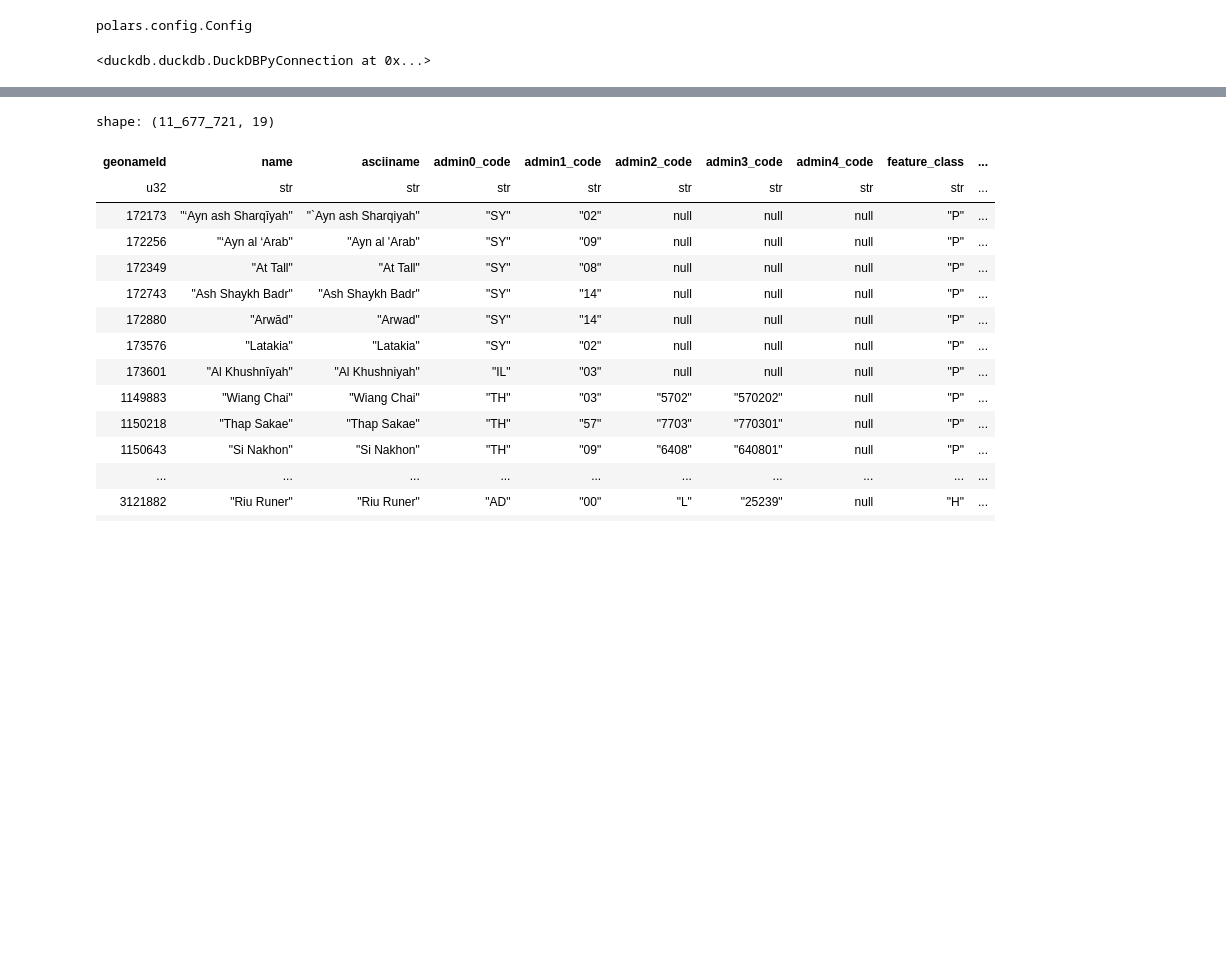
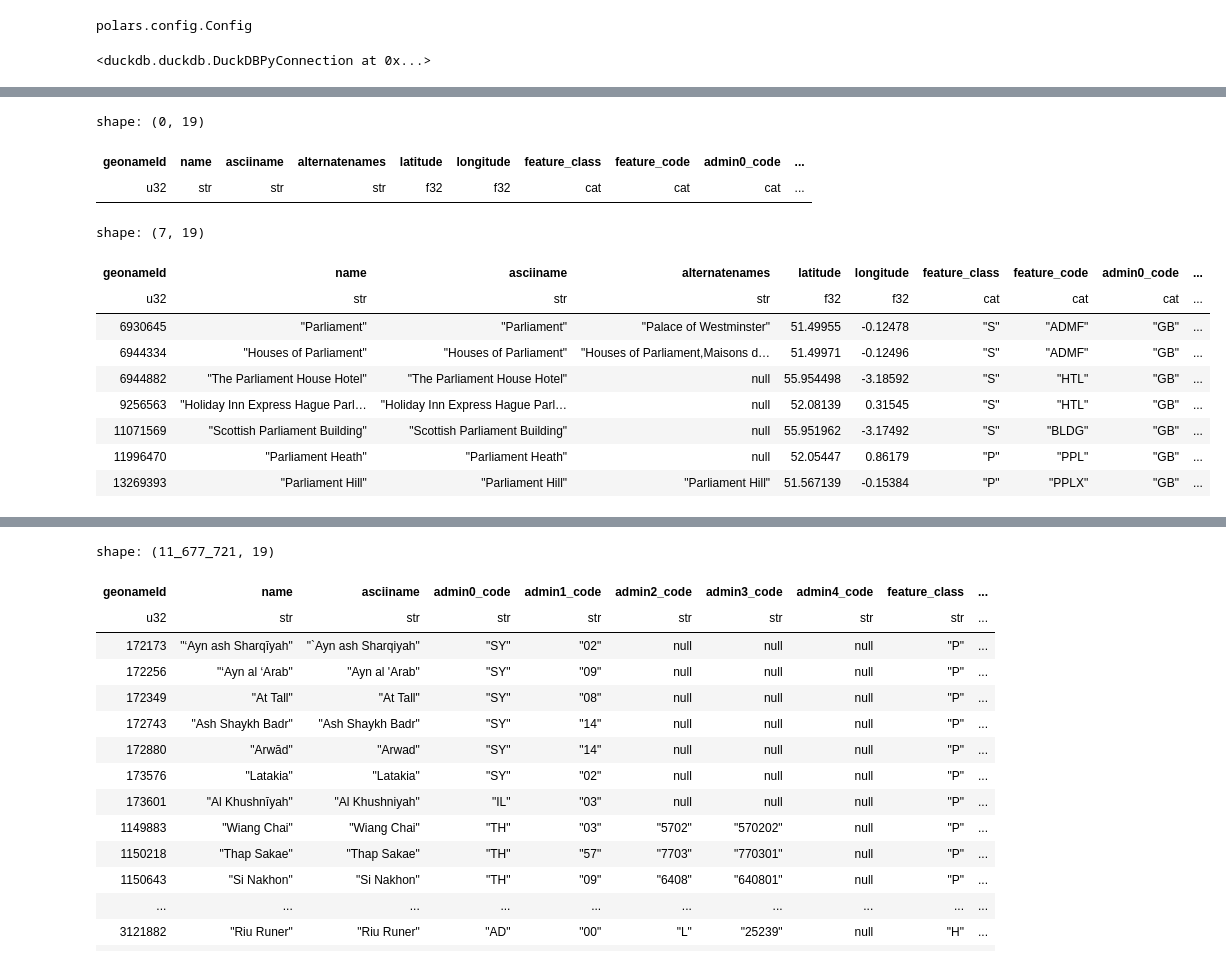
Before and after one commit to SamBroomy/heisenberg, a Jupyter notebook: test.ipynb, the cells around one changed output, grey strips where cells are left out. Drawn from its saved outputs; the diff is of its cells as text; code cells hidden in the pictures; blank space fills up the shorter version.

```diff
--- a/test.ipynb
+++ b/test.ipynb
@@ -1100,0 +1120,6 @@ build_places_search_table(con, overwrite=False)
+# %%
+allCountries.filter( ).filter(pl.col("name").str.contains("parliament", literal=True))
+# %% [output]
+shape: (0, 19)
+| geonameId | name | asciiname | alternatenames | latitude | longitude | feature_class | feature_code | admin0_code | ... |
+| u32 | str | str | str | f32 | f32 | cat | cat | cat | ... |
@@ -1100,0 +1132,13 @@ build_places_search_table(con, overwrite=False)
+# %%
+allCountries.filter(pl.col("name").str.contains("Parliament", literal=True)).filter(admin0_code="GB")
+# %% [output]
+shape: (7, 19)
+| geonameId | name | asciiname | alternatenames | latitude | longitude | feature_class | feature_code | admin0_code | ... |
+| u32 | str | str | str | f32 | f32 | cat | cat | cat | ... |
+| 6930645 | "Parliament" | "Parliament" | "Palace of Westminster" | 51.49955 | -0.12478 | "S" | "ADMF" | "GB" | ... |
+| 6944334 | "Houses of Parliament" | "Houses of Parliament" | "Houses of Parliament,Maisons d… | 51.49971 | -0.12496 | "S" | "ADMF" | "GB" | ... |
+| 6944882 | "The Parliament House Hotel" | "The Parliament House Hotel" | null | 55.954498 | -3.18592 | "S" | "HTL" | "GB" | ... |
+| 9256563 | "Holiday Inn Express Hague Parl… | "Holiday Inn Express Hague Parl… | null | 52.08139 | 0.31545 | "S" | "HTL" | "GB" | ... |
+| 11071569 | "Scottish Parliament Building" | "Scottish Parliament Building" | null | 55.951962 | -3.17492 | "S" | "BLDG" | "GB" | ... |
+| 11996470 | "Parliament Heath" | "Parliament Heath" | null | 52.05447 | 0.86179 | "P" | "PPL" | "GB" | ... |
+| 13269393 | "Parliament Hill" | "Parliament Hill" | "Parliament Hill" | 51.567139 | -0.15384 | "P" | "PPLX" | "GB" | ... |
```
Also changed, not shown: parts of 22 cells of this notebook, 22 other files.
